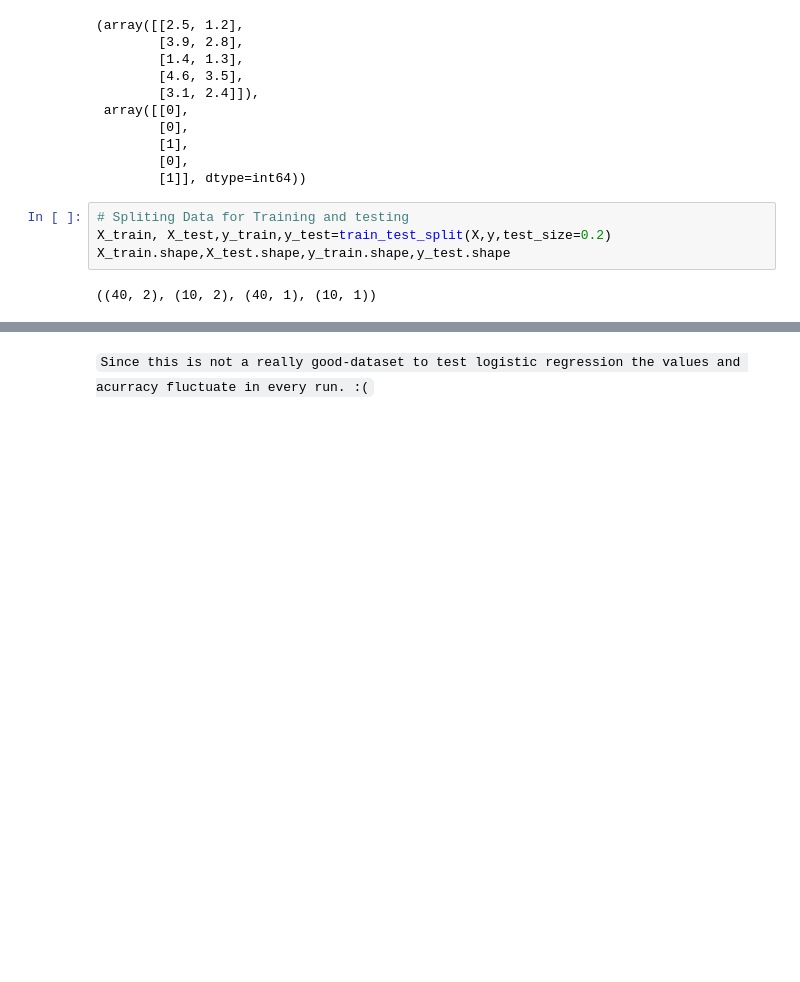
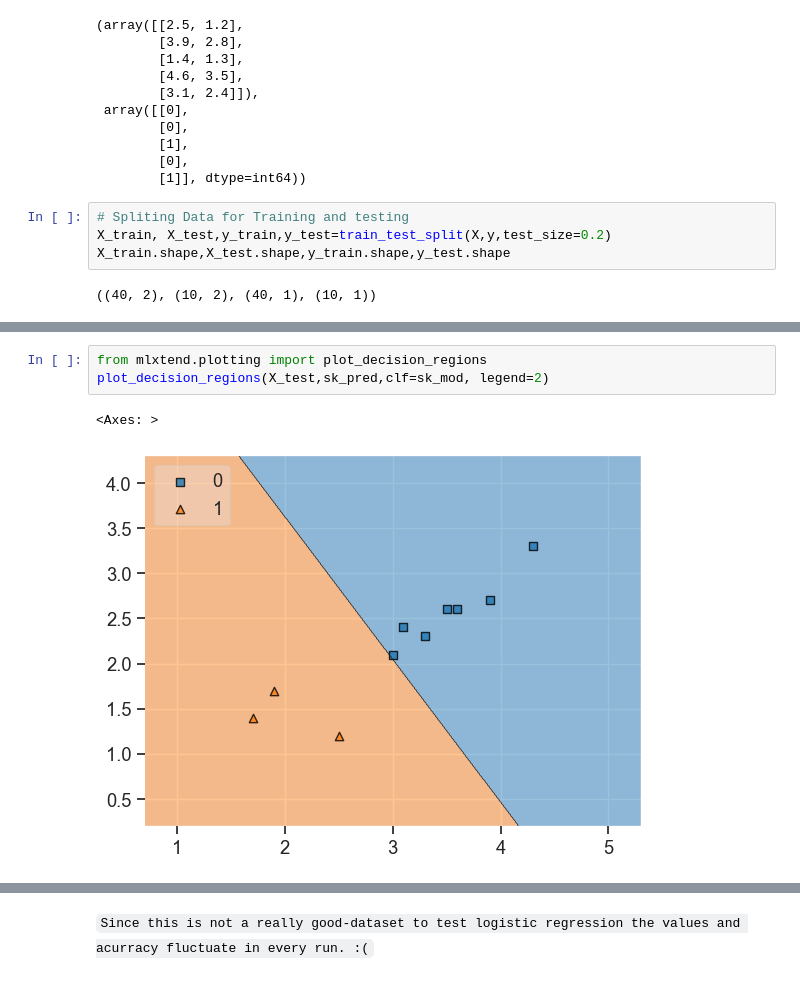
Before and after one commit to xAn-x/Machine-Learning-Algorithms-Implementations, a Jupyter notebook: 01-Regression/03-Logistic-Regression.ipynb, the cells around one changed output, grey strips where cells are left out. Cells and saved outputs as stored; diff of their text form; blank space fills up the shorter version.

```diff
--- a/01-Regression/03-Logistic-Regression.ipynb
+++ b/01-Regression/03-Logistic-Regression.ipynb
@@ -158,3 +164,9 @@ array([1, 0, 0, 1, 0, 0, 1, 0, 1, 1], dtype=int64)
+# %%
+from mlxtend.plotting import plot_decision_regions
+plot_decision_regions(X_test,sk_pred,clf=sk_mod, legend=2)
+# %% [output]
+<Axes: >
+[figure, added]
 # %%
 # Classification-reports for both models
 my_report=classification_report(y_test,y_pred)
```
Also changed, not shown: parts of 5 cells of this notebook.
